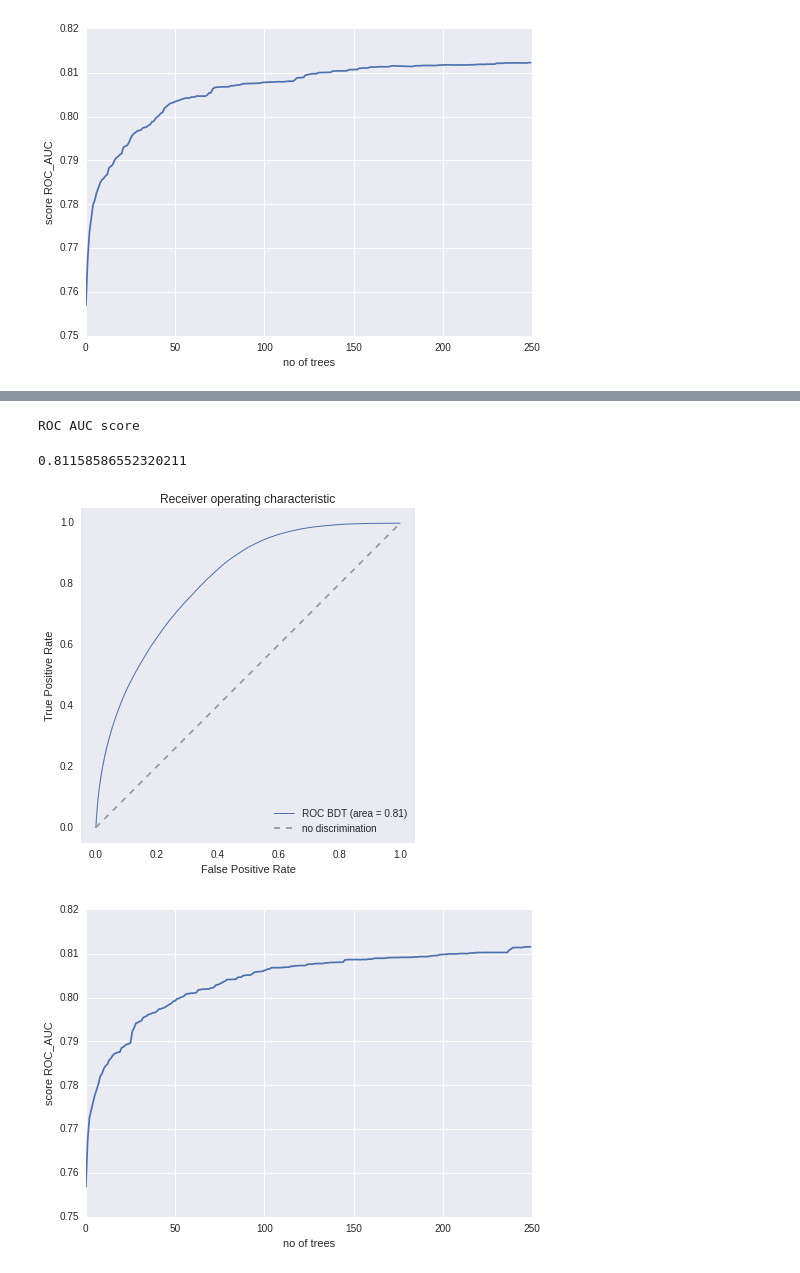
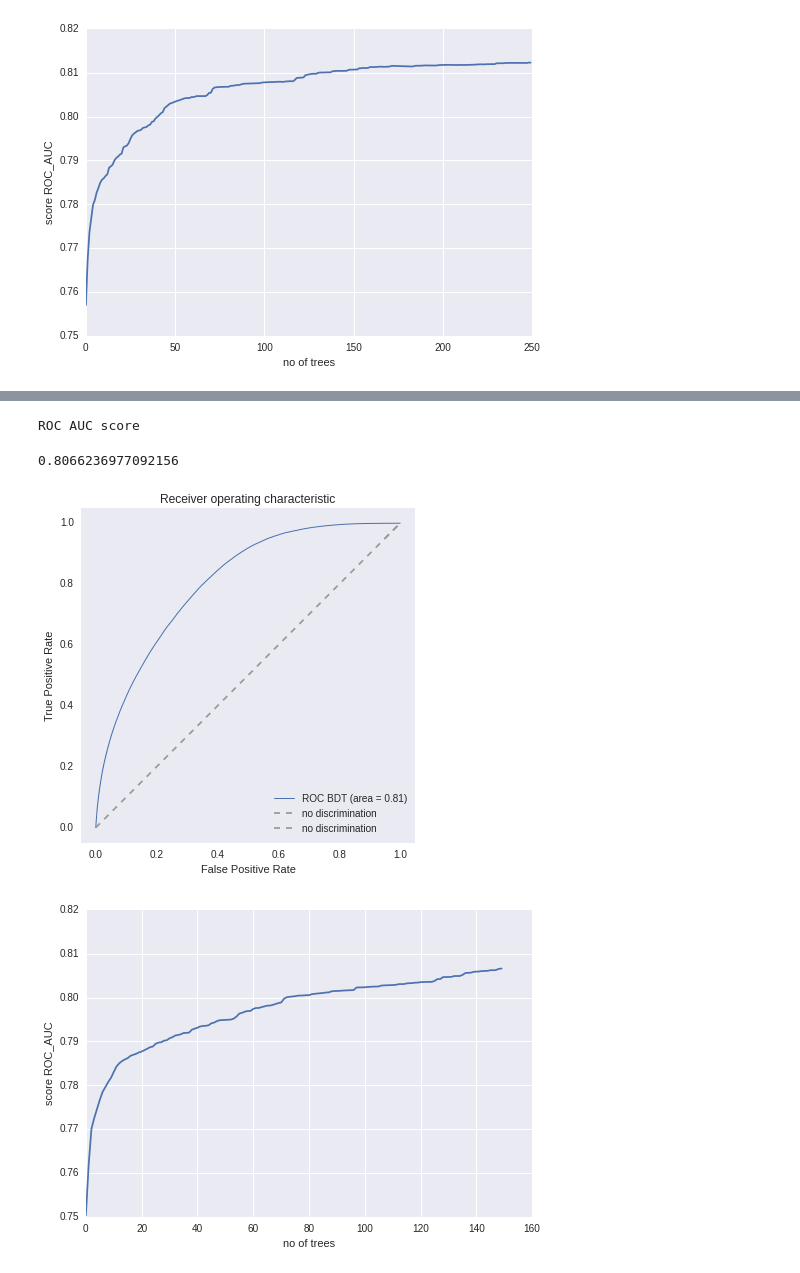
Before and after one commit to adendek/DownstreamTracking, a Jupyter notebook: SeedClasifier/Baseline-BDT.ipynb, the cells around one changed output, grey strips where cells are left out. Saved outputs shown, nothing was run; the diff lists cells and outputs as text; code cells hidden in the pictures.

Commit message:
improve of BDT - Gradient Boosted Classifier

```diff
--- a/SeedClasifier/Baseline-BDT.ipynb
+++ b/SeedClasifier/Baseline-BDT.ipynb
@@ -403,0 +498,8 @@ I use this transformation only for features in similar ranges.
+# %%
+x = numpy.array([x  for x in range(400)])
+plt.figure()
+plt.plot(x,linear_tree_scores)
+plt.ylim(0.75, 0.82)
+plt.xlabel('no of trees')
+plt.ylabel('score ROC_AUC')
+plt.show()
@@ -405,9 +525,10 @@ I use this transformation only for features in similar ranges.
 def add_more_transformations(data):
     out = data
     out["seed_lhcbId-layers"] = data.seed_nLHCbIDs - data.seed_nLayers
-    out["seed_abs_tx/ty"]= data.abs_seed_tx / data.abs_seed_ty
+    out["seed_ot"] = data.seed_nLHCbIDs - data.seed_nbIT
     out["seed_pr/chi2"] = data.pseudo_rapidity / data.seed_chi2PerDoF
-    out["seed_ot"] = data.seed_nLHCbIDs - data.seed_nbIT
+    out["seed_p/chi2"] = data.seed_p/ data.seed_chi2PerDoF
+    out["seed_tr"]= numpy.sqrt(numpy.square(data.seed_tx) +numpy.square(data.seed_ty))
     return out
 # %%
 linear_data = add_more_transformations(new_data)
@@ -429,4 +549,5 @@ print_features_histograms(linear_features, target)
 # %%
 linear_trainX, linear_testX, linear_trainY, linear_testY = train_test_split(linear_features, target, random_state=42,train_size=0.5 )
-gb3 = GradientBoostingClassifier(learning_rate=0.3, n_estimators=250, max_depth=6, max_features=8, verbose = 3)
-gb3.fit(linear_trainX,linear_trainY)
+gb_linear= GradientBoostingClassifier(learning_rate=0.2, n_estimators=150, max_depth=6, max_features=8, verbose = 3)
+gb_linear.fit(linear_trainX,linear_trainY)
+joblib.dump(gb_linear, 'models/BDT_linear.pkl')
@@ -457,15 +554,16 @@ GradientBoostingClassifier(init=None, learning_rate=0.3, loss='deviance',
 # %%
 print "ROC AUC score"
-roc_auc_score(linear_testY, gb3.predict_proba(linear_testX)[:, 1])
+roc_auc_score(linear_testY, gb_linear.predict_proba(linear_testX)[:, 1])
 # %% [output]
 ROC AUC score
-0.81158586552320211
+0.8066236977092156
 # %%
 plt.figure(figsize=[6, 6])
-fpr, tpr, thresholds = roc_curve(linear_testY, gb3.predict_proba(linear_testX)[:, 1])
+fpr, tpr, thresholds = roc_curve(linear_testY, gb_linear.predict_proba(linear_testX)[:, 1])
 roc_auc = auc(fpr, tpr)
 plt.plot(fpr, tpr, lw=1, label='ROC BDT (area = %0.2f)'%(roc_auc))
 plt.plot([0, 1], [0, 1], '--', color=(0.6, 0.6, 0.6), label='no discrimination')
+plt.plot([0.95, 1], [0.95, 1], '--', color=(0.6, 0.6, 0.6), label='no discrimination')
 plt.xlim([-0.05, 1.05])
 plt.ylim([-0.05, 1.05])
 plt.xlabel('False Positive Rate')
@@ -475,24 +573,24 @@ plt.legend(loc="lower right")
 plt.grid()
 plt.show()
 # %% [output]
-[figure, old version]
+[figure, new version]
 # %%
-probas = gb3.staged_predict_proba(linear_testX)
+probas = gb_linear.staged_predict_proba(linear_testX)
 linear_tree_scores = []
 for proba in probas:
     predicted = proba[:, 1]
     score =  roc_auc_score(linear_testY, predicted)
     linear_tree_scores.append(score)
 # %%
-x = numpy.array([x  for x in range(250)])
+x = numpy.array([x  for x in range(150)])
 plt.figure()
 plt.plot(x,linear_tree_scores)
 plt.ylim(0.75, 0.82)
 plt.xlabel('no of trees')
 plt.ylabel('score ROC_AUC')
 plt.show()
 # %% [output]
-[figure, old version]
+[figure, new version]
 # %% [markdown]
 Conclusions
 ----------------
```
Also changed, not shown: parts of 28 cells of this notebook, 8 other files.
